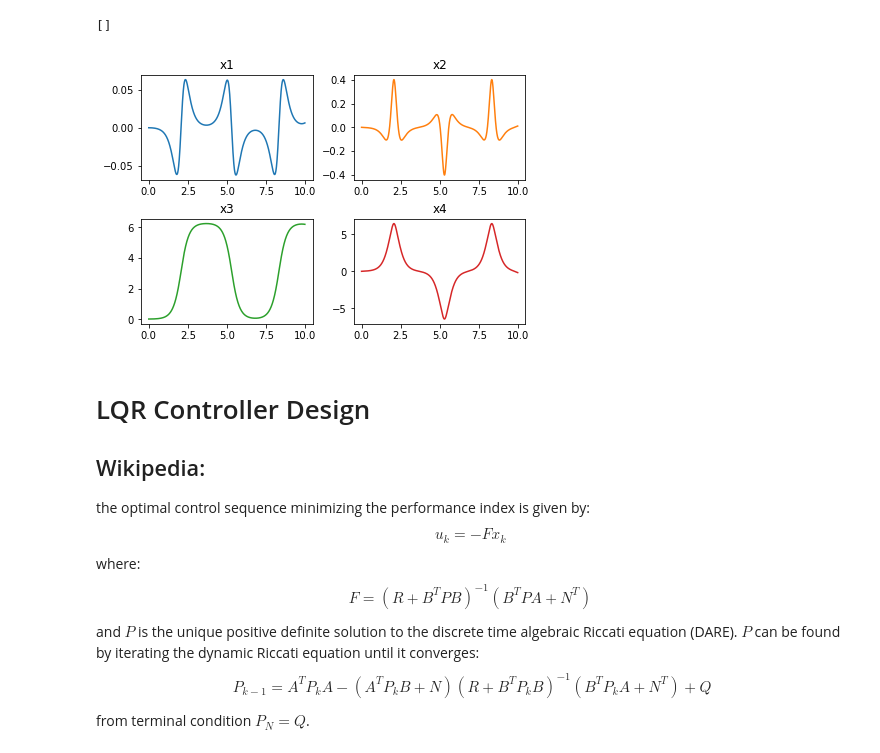
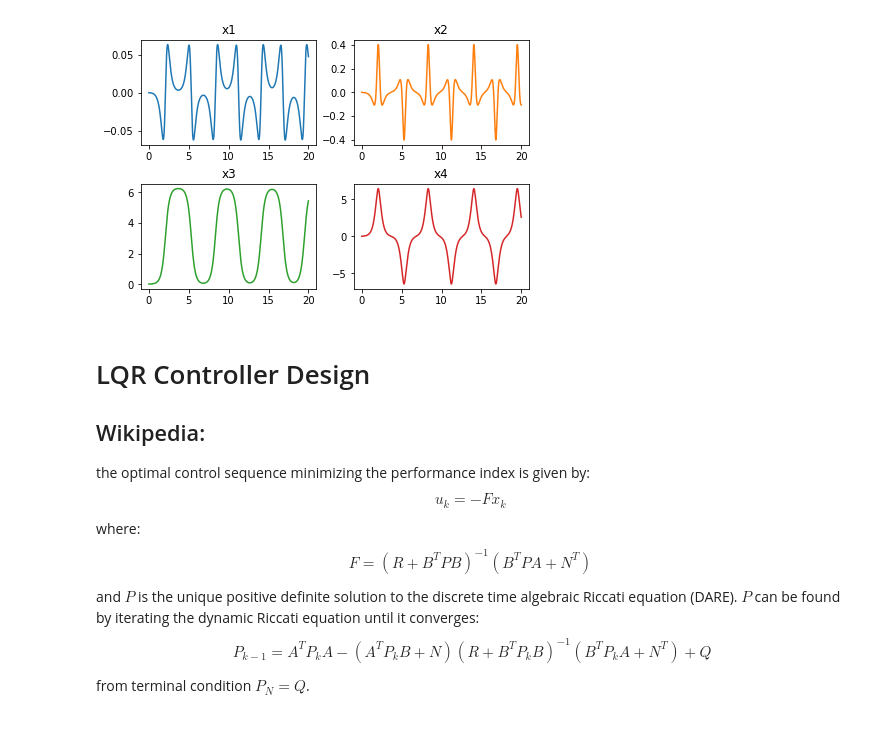
Before and after one commit to naefjo/rl-controller, a Jupyter notebook: model.ipynb, the cells around one changed output. Drawn from its saved outputs; the diff is of its cells as text; code cells hidden in the pictures.

Commit message:
moved plotting and simulation loop to methods

```diff
--- a/model.ipynb
+++ b/model.ipynb
@@ -17,31 +20,25 @@ inverted_pendulum = pm.InvertedPendulum(
     lambda x: 0,
 )
 # %%
-iterations = 1000
-state_list = np.zeros((iterations, 4))
-t = []
+#iterations = 1000
+# state_list = np.zeros((iterations, 4))
+# t = []
+# Ts = 0.01
+
+# inverted_pendulum.set_state(np.array([0.0, 0.0, 0.01, 0.0]))
+# inverted_pendulum.set_controller(lambda x: 0)
+# for i in range(iterations):
+#     t.append(i * Ts)
+#     state_list[i, :] = inverted_pendulum.integrate_dynamics(Ts)
+timespan = 20
 Ts = 0.01
+initial_state = np.array([0.0, 0.0, 0.01, 0.0])
 
-inverted_pendulum.set_state(np.array([0.0, 0.0, 0.01, 0.0]))
-inverted_pendulum.set_controller(lambda x: 0)
-for i in range(iterations):
-    t.append(i * Ts)
-    state_list[i, :] = inverted_pendulum.integrate_dynamics(Ts)
+state_evolution, t = inverted_pendulum.simulate_system(initial_state, timespan, Ts)
+
+inverted_pendulum.plot_state_evolution(state_evolution, t)
+# %% [output]
+[figure, added]
-# %%
-fig, axs = plt.subplots(2, 2, constrained_layout=True)
-axs[0, 0].plot(t, state_list[:, 0])
-axs[0, 0].set_title("x1")
-axs[0, 1].plot(t, state_list[:, 1], "tab:orange")
-axs[0, 1].set_title("x2")
-axs[1, 0].plot(t, state_list[:, 2], "tab:green")
-axs[1, 0].set_title("x3")
-axs[1, 1].plot(t, state_list[:, 3], "tab:red")
-axs[1, 1].set_title("x4")
-
-plt.plot()
-# %% [output]
-[]
-[figure, removed]
 # %%
 process_dynamics = inverted_pendulum.dynamics_continuous_sym()
 dynamics_jacobian_x = process_dynamics.jacobian(sp.symbols("x1:5"))
```
Also changed, not shown: parts of 5 cells of this notebook, 1 other file.
